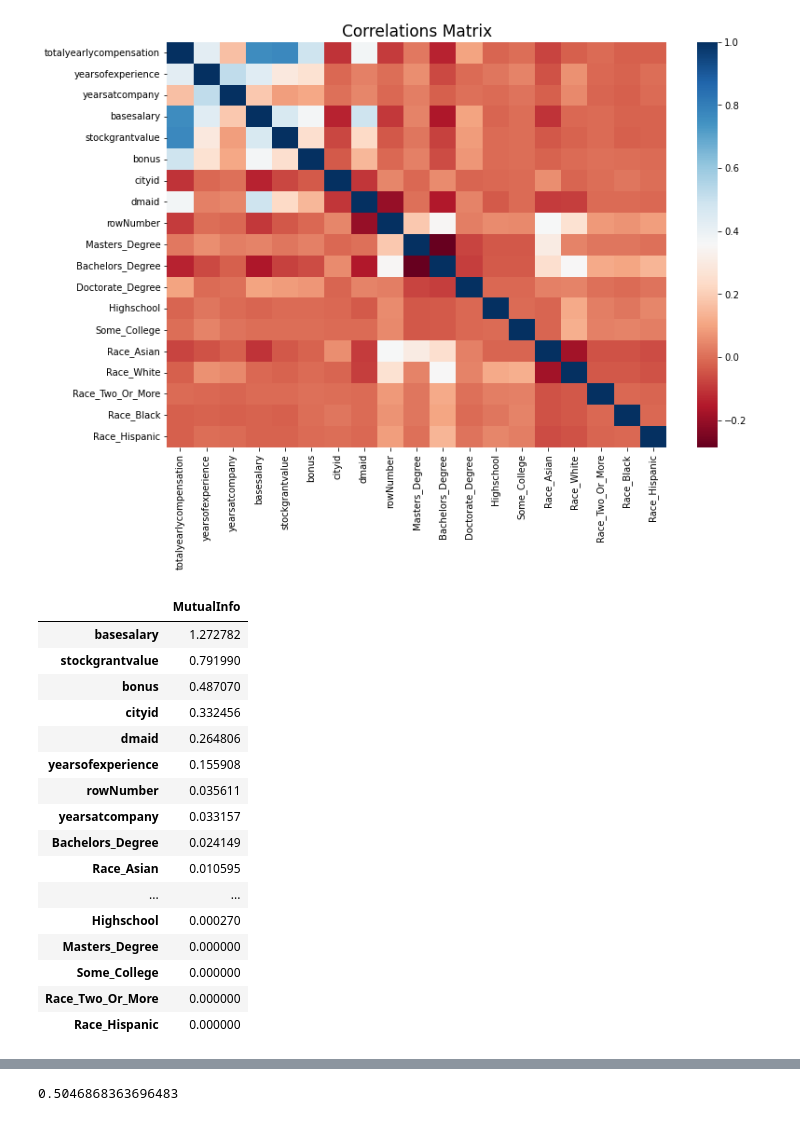
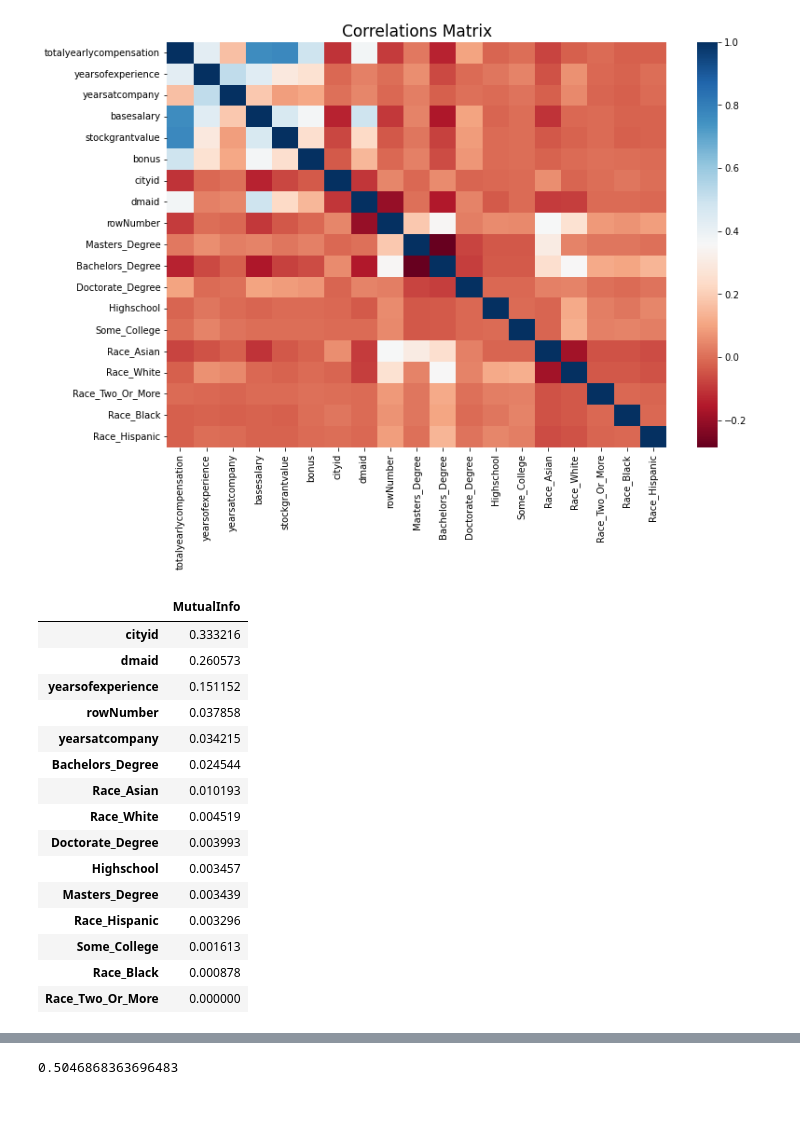
Before and after one commit to pedrocantu16/stem-salaries-predictor, a Jupyter notebook: WoutGenderRace-totalcompensation.ipynb, the cells around one changed output, grey strips where cells are left out. Saved outputs shown, nothing was run; the diff lists cells and outputs as text; code cells hidden in the pictures.

```diff
--- a/WoutGenderRace-totalcompensation.ipynb
+++ b/WoutGenderRace-totalcompensation.ipynb
@@ -110,12 +110,3 @@ Race                       0
 Education                  0
 std_company_name           0
 dtype: int64
-# %%
-# 'basesalary' replace 0.0 values with median basesalary for years of experience
-level_salary = levels_df.groupby('yearsofexperience')['basesalary'].median().reset_index()
-base_salary_dict = level_salary.set_index('yearsofexperience').to_dict()['basesalary']
-
-# check for 0.0 in basesalary column and use yearsofexperience to choose base salary from base_salary_dict
-levels_df.loc[levels_df['basesalary'] == 0.0, 'basesalary'] = [base_salary_dict[x] for x in levels_df.loc[levels_df['basesalary'] == 0.0, 'yearsofexperience']]
-zero_base_salary = levels_df[levels_df['basesalary'] == 0]
-zero_base_salary
@@ -158,45 +147,43 @@ plt.show()
 # %%
 # Mutual Information with standardized numeric features and totalyearlycompensation as target variable
 
 # Select numeric features, drop base salary
 numeric_features_df = levels_df.select_dtypes(include=np.number).copy()
 # Drop totalyearlycompensation, bonu, stockgrantvalue since prediction will be made for basesalary
-# numeric_features_df.drop(labels=['basesalary', 'totalyearlycompensation', 'bonus', 'stockgrantvalue'], axis=1, inplace=True)
-numeric_features_df.drop(labels=['totalyearlycompensation'], axis=1, inplace=True)
+numeric_features_df.drop(labels=['basesalary', 'totalyearlycompensation', 'bonus', 'stockgrantvalue'], axis=1, inplace=True)
 numeric_features_names = numeric_features_df.columns.tolist()
 
 # Standardize
 numeric_features_std = preprocessing.scale(numeric_features_df)
 
 # Create a dataframe from ndnumpy array
 numeric_std_df = pd.DataFrame(numeric_features_std, columns=numeric_features_names)
 
 y_vector = levels_df['totalyearlycompensation']
 mutual_info_array = feature_selection.mutual_info_regression(X=numeric_std_df, y = y_vector)
 mutual_info_array
 
 # Building a dataframe with index = feature's name and column = 'MutualInfo'
 mutual_info_df = pd.DataFrame(mutual_info_array, columns=['MutualInfo'], index=numeric_features_names)
 mutual_info_df.sort_values(by='MutualInfo', ascending=False, inplace=True)
 mutual_info_df
 # %% [output]
 |  | MutualInfo |
-| basesalary | 1.272782 |
-| stockgrantvalue | 0.791990 |
-| bonus | 0.487070 |
-| cityid | 0.332456 |
-| dmaid | 0.264806 |
-| yearsofexperience | 0.155908 |
-| rowNumber | 0.035611 |
-| yearsatcompany | 0.033157 |
-| Bachelors_Degree | 0.024149 |
-| Race_Asian | 0.010595 |
-| ... | ... |
-| Highschool | 0.000270 |
-| Masters_Degree | 0.000000 |
-| Some_College | 0.000000 |
+| cityid | 0.333216 |
+| dmaid | 0.260573 |
+| yearsofexperience | 0.151152 |
+| rowNumber | 0.037858 |
+| yearsatcompany | 0.034215 |
+| Bachelors_Degree | 0.024544 |
+| Race_Asian | 0.010193 |
+| Race_White | 0.004519 |
+| Doctorate_Degree | 0.003993 |
+| Highschool | 0.003457 |
+| Masters_Degree | 0.003439 |
+| Race_Hispanic | 0.003296 |
+| Some_College | 0.001613 |
+| Race_Black | 0.000878 |
 | Race_Two_Or_More | 0.000000 |
-| Race_Hispanic | 0.000000 |
 # %%
 # Encode Location, Since cityid is a relevant feature
 
```
Also changed, not shown: parts of 17 cells of this notebook, 7 other files.
